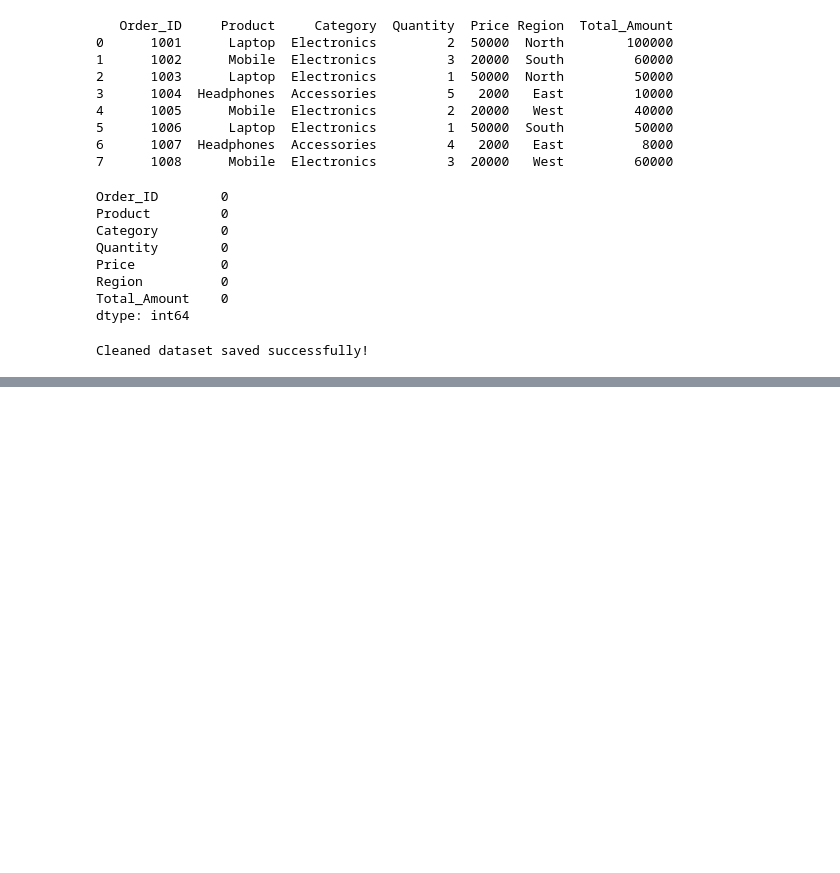
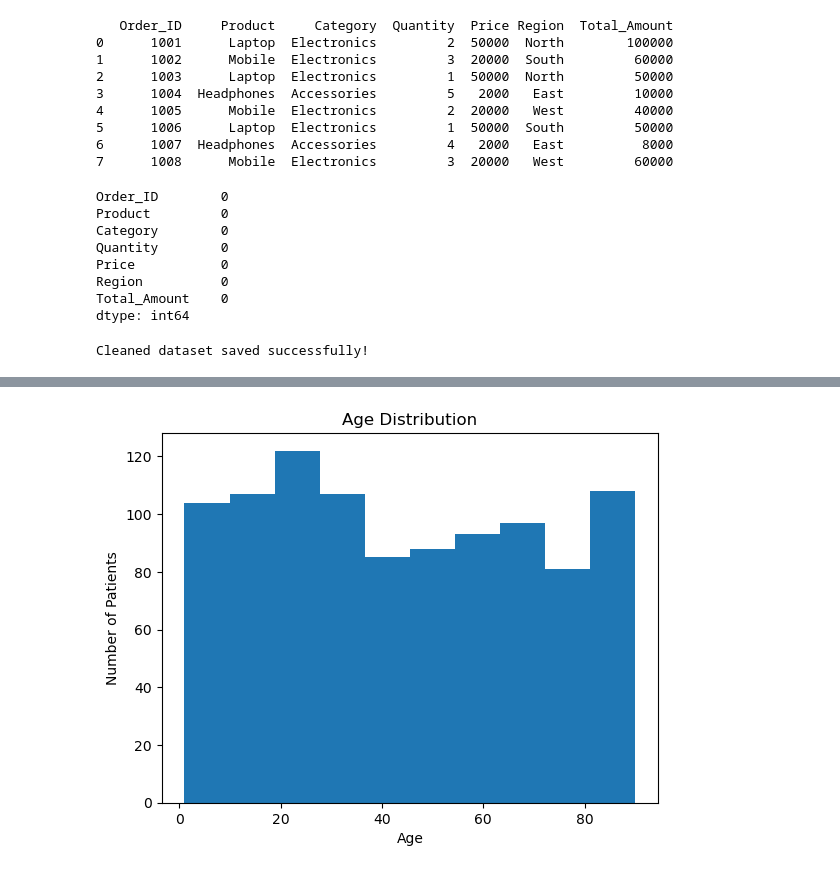
Before and after one commit to themagadum30/DlitheBootcampcodepush, a Jupyter notebook: Pandas.ipynb, the cells around one changed output, grey strips where cells are left out. Cells and saved outputs as stored; diff of their text form; code cells hidden in the pictures; blank space fills up the shorter version.

```diff
--- a/Pandas.ipynb
+++ b/Pandas.ipynb
@@ -459,0 +628,2 @@ Cleaned dataset saved successfully!
+# %%
+df = pd.read_csv("hospital_data.csv")
@@ -459,0 +646,2 @@ Cleaned dataset saved successfully!
+# %%
+df = df.drop_duplicates()
@@ -459,0 +660,9 @@ Cleaned dataset saved successfully!
+# %%
+df["Age"].plot(kind="hist", bins=10)
+plt.title("Age Distribution")
+plt.xlabel("Age")
+plt.ylabel("Number of Patients")
+
+plt.show()
+# %% [output]
+[figure, added]
```
Also changed, not shown: parts of 35 cells of this notebook, 5 other files.
